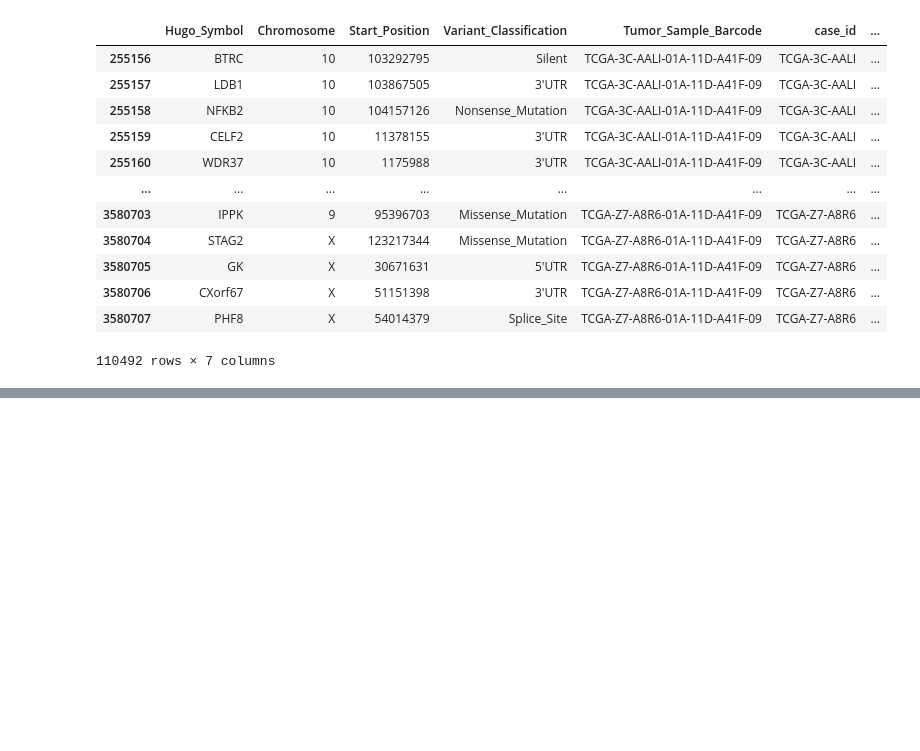
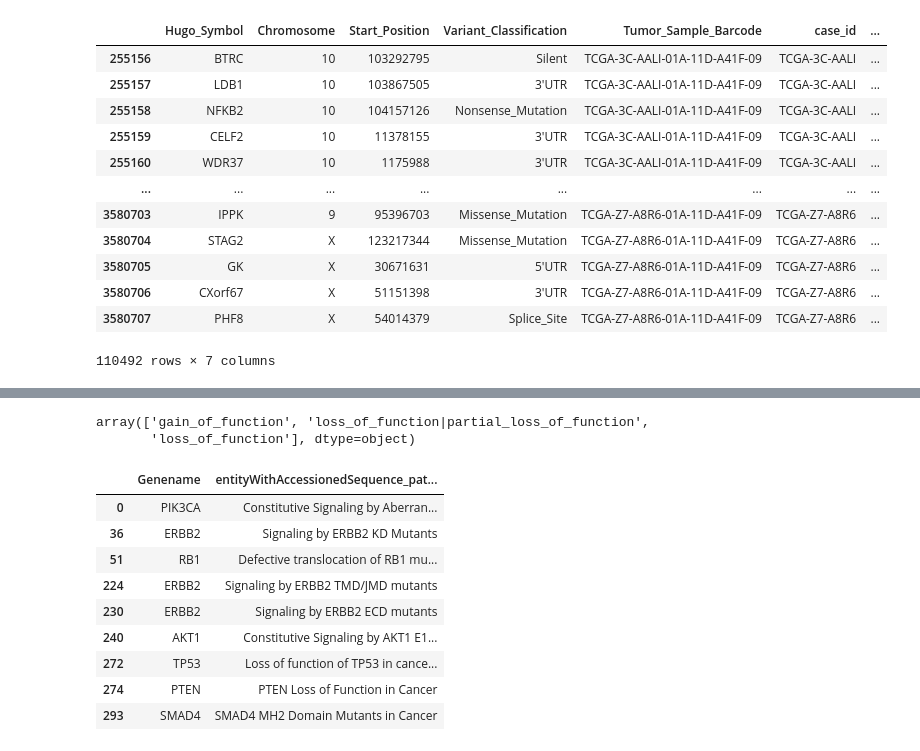
Before and after one commit to ShuhuaXu/BIME550-Project-KR, a Jupyter notebook: DataExplore.ipynb, the cells around one changed output, grey strips where cells are left out. Drawn from its saved outputs; the diff is of its cells as text; code cells hidden in the pictures; blank space fills up the shorter version.

```diff
--- a/DataExplore.ipynb
+++ b/DataExplore.ipynb
@@ -141,0 +270,22 @@ maf_brca
+# %%
+merged_exact[
+    "entityWithAccessionedSequence_reactionLikeEvent_entityFunctionalStatus_functionalStatus_functionalStatusType_displayName"
+].unique()
+# %% [output]
+array(['gain_of_function', 'loss_of_function|partial_loss_of_function',
+       'loss_of_function'], dtype=object)
+# %%
+merged_exact[
+    ["Genename", "entityWithAccessionedSequence_pathway_displayName"]
+].drop_duplicates()
+# %% [output]
+|  | Genename | entityWithAccessionedSequence_pat... |
+| 0 | PIK3CA | Constitutive Signaling by Aberran... |
+| 36 | ERBB2 | Signaling by ERBB2 KD Mutants |
+| 51 | RB1 | Defective translocation of RB1 mu... |
+| 224 | ERBB2 | Signaling by ERBB2 TMD/JMD mutants |
+| 230 | ERBB2 | Signaling by ERBB2 ECD mutants |
+| 240 | AKT1 | Constitutive Signaling by AKT1 E1... |
+| 272 | TP53 | Loss of function of TP53 in cance... |
+| 274 | PTEN | PTEN Loss of Function in Cancer |
+| 293 | SMAD4 | SMAD4 MH2 Domain Mutants in Cancer |
```
Also changed, not shown: parts of 4 cells of this notebook, 1 other file.
